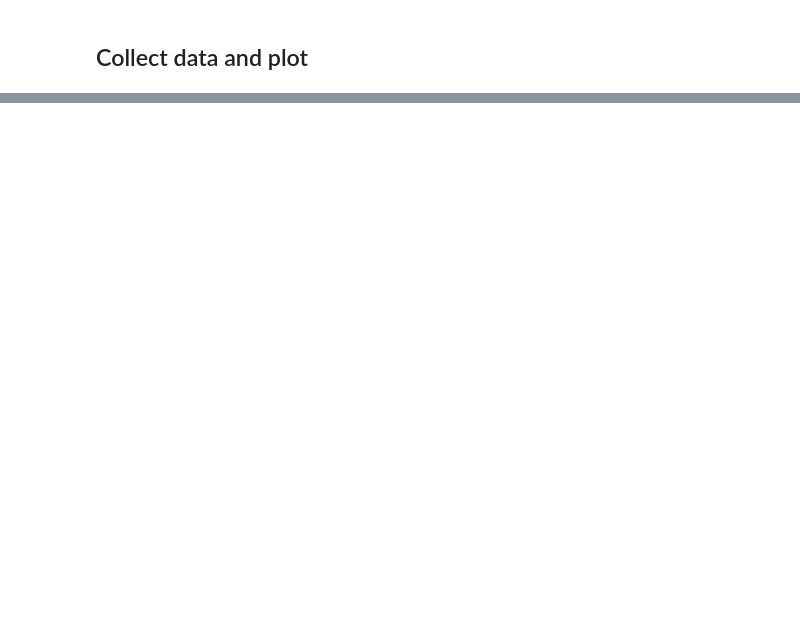
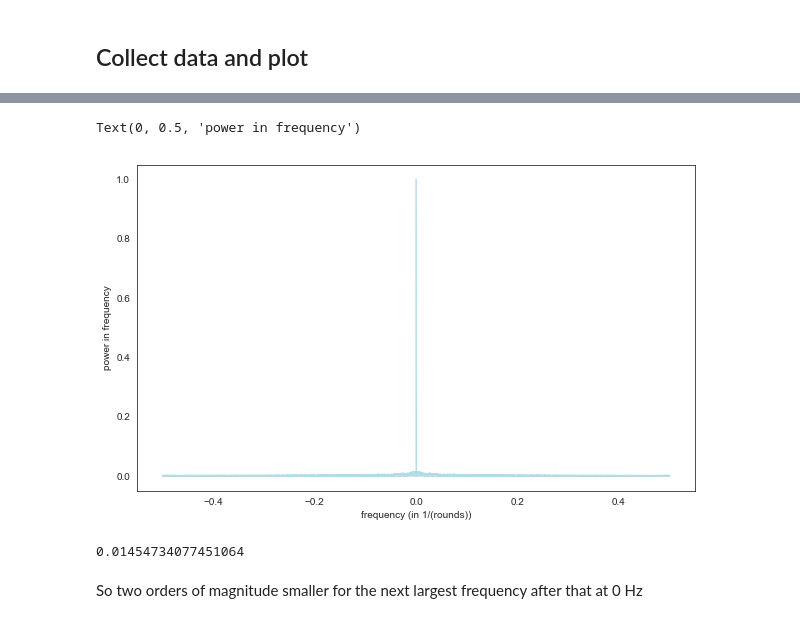
Before and after one commit to riemannzetagambit/random_coding, a Jupyter notebook: random_coding_problems.ipynb, the cells around one changed output, grey strips where cells are left out. Drawn from its saved outputs; the diff is of its cells as text; code cells hidden in the pictures; blank space fills up the shorter version.

```diff
--- a/random_coding_problems.ipynb
+++ b/random_coding_problems.ipynb
@@ -272,0 +278,33 @@ a.legend()
+# %%
+# look to see if there are any frequencies in play with above average
+y = df_positions['position_avg'].values
+num_points = len(y)
+# total 'time interval' in 'time' domain
+interval = (T-0)
+# get frequencies from positions-- for a given time interval T, the max frequency is 2*pi/T
+xf = np.fft.fftfreq(num_points) # frequencies
+yf = np.fft.fft(y)
+yf = np.abs(yf)
+yf = yf/max(yf)
+# %%
+f, a = plt.subplots(figsize=(10,6))
+sns.set_style('white')
+
+plt.plot(xf,
+         yf,
+         color='lightblue',
+         label='frequency domain of averages',
+         alpha=0.9)
+
+a.set_xlabel('frequency (in 1/(rounds))')
+a.set_ylabel('power in frequency')
+# %% [output]
+Text(0, 0.5, 'power in frequency')
+[figure, added]
+# %%
+# next nearest amplitude
+max([x for x in yf if x != 1.])
+# %% [output]
+0.01454734077451064
+# %% [markdown]
+So two orders of magnitude smaller for the next largest frequency after that at 0 Hz
```
Also changed, not shown: parts of 12 cells of this notebook.
